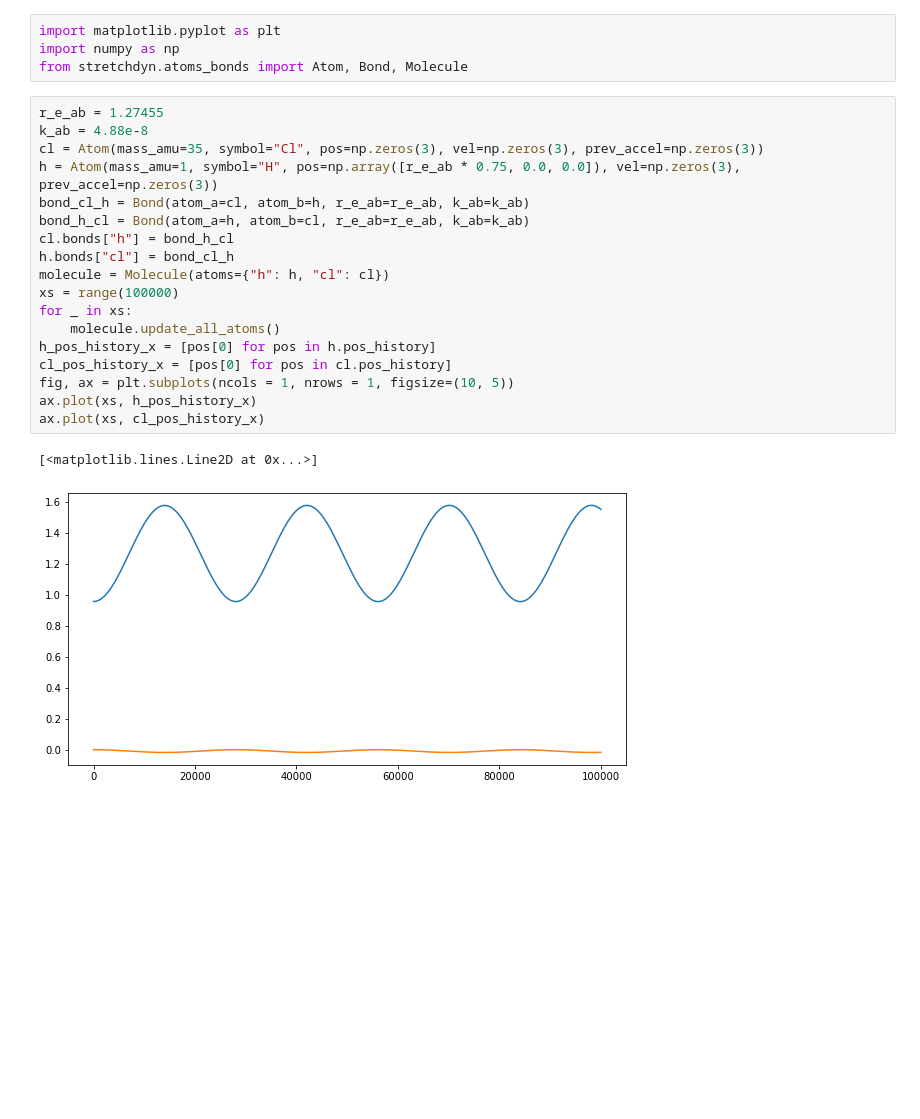
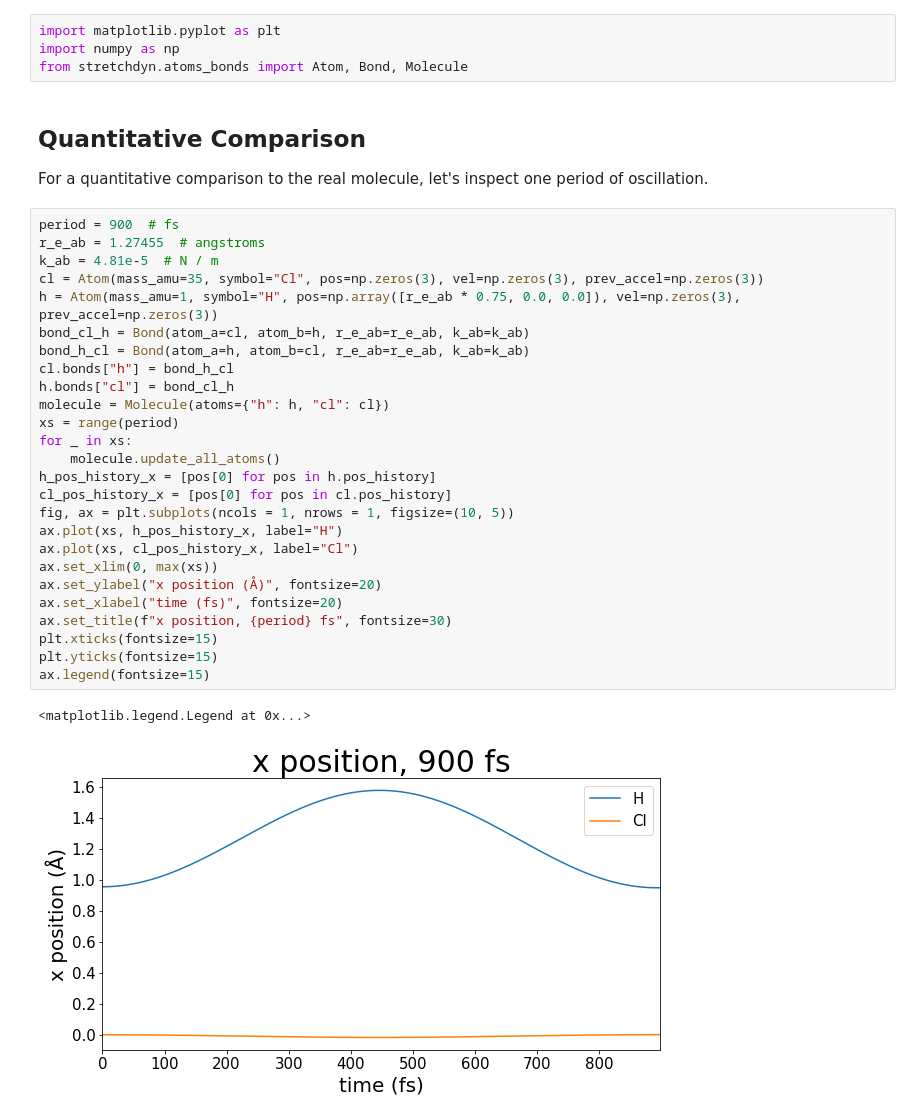
Before and after one commit to akey7/StretchDyn, a Jupyter notebook: first_attempt.ipynb, the cells around one changed output. Cells and saved outputs as stored; diff of their text form; blank space fills up the shorter version.

```diff
--- a/first_attempt.ipynb
+++ b/first_attempt.ipynb
@@ -2,24 +2,36 @@
 import matplotlib.pyplot as plt
 import numpy as np
 from stretchdyn.atoms_bonds import Atom, Bond, Molecule
+# %% [markdown]
+## Quantitative Comparison
+
+For a quantitative comparison to the real molecule, let's inspect one period of oscillation.
 # %%
-r_e_ab = 1.27455
-k_ab = 4.88e-8
+period = 900  # fs
+r_e_ab = 1.27455  # angstroms
+k_ab = 4.81e-5  # N / m
 cl = Atom(mass_amu=35, symbol="Cl", pos=np.zeros(3), vel=np.zeros(3), prev_accel=np.zeros(3))
 h = Atom(mass_amu=1, symbol="H", pos=np.array([r_e_ab * 0.75, 0.0, 0.0]), vel=np.zeros(3), prev_accel=np.zeros(3))
 bond_cl_h = Bond(atom_a=cl, atom_b=h, r_e_ab=r_e_ab, k_ab=k_ab)
 bond_h_cl = Bond(atom_a=h, atom_b=cl, r_e_ab=r_e_ab, k_ab=k_ab)
 cl.bonds["h"] = bond_h_cl
 h.bonds["cl"] = bond_cl_h
 molecule = Molecule(atoms={"h": h, "cl": cl})
-xs = range(100000)
+xs = range(period)
 for _ in xs:
     molecule.update_all_atoms()
 h_pos_history_x = [pos[0] for pos in h.pos_history]
 cl_pos_history_x = [pos[0] for pos in cl.pos_history]
 fig, ax = plt.subplots(ncols = 1, nrows = 1, figsize=(10, 5))
-ax.plot(xs, h_pos_history_x)
-ax.plot(xs, cl_pos_history_x)
+ax.plot(xs, h_pos_history_x, label="H")
+ax.plot(xs, cl_pos_history_x, label="Cl")
+ax.set_xlim(0, max(xs))
+ax.set_ylabel("x position (Å)", fontsize=20)
+ax.set_xlabel("time (fs)", fontsize=20)
+ax.set_title(f"x position, {period} fs", fontsize=30)
+plt.xticks(fontsize=15)
+plt.yticks(fontsize=15)
+ax.legend(fontsize=15)
 # %% [output]
-[<matplotlib.lines.Line2D at 0x...>]
+<matplotlib.legend.Legend at 0x...>
-[figure, old version]
+[figure, new version]
```
Also changed, not shown: parts of 2 cells of this notebook.
